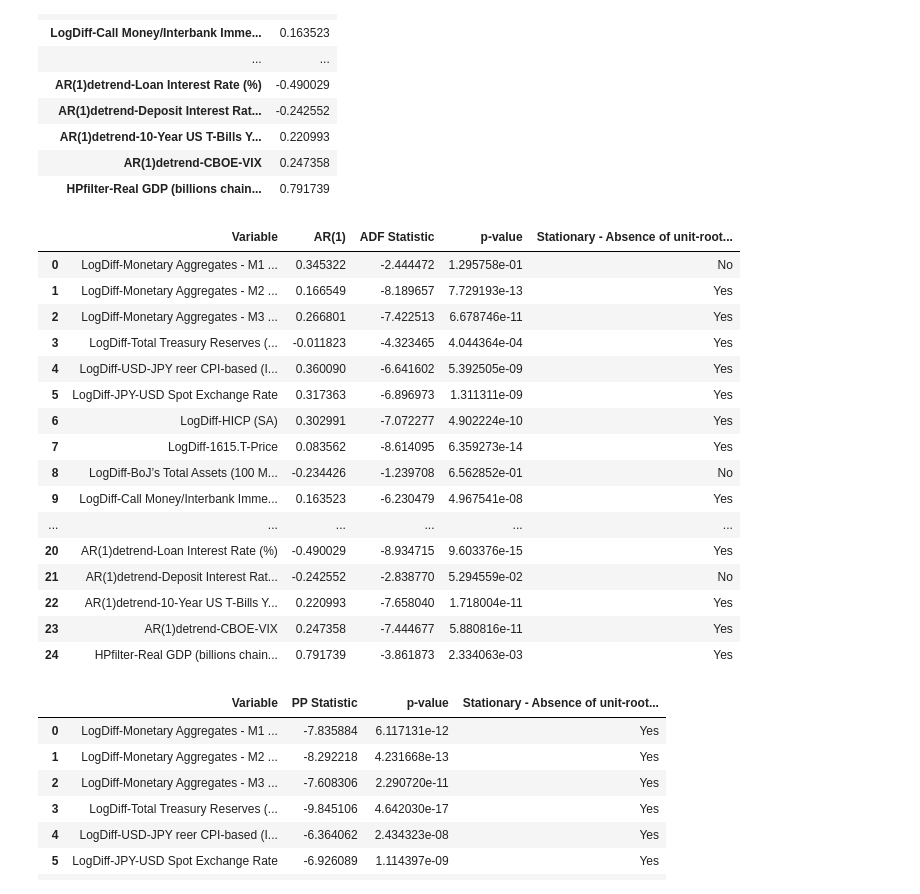
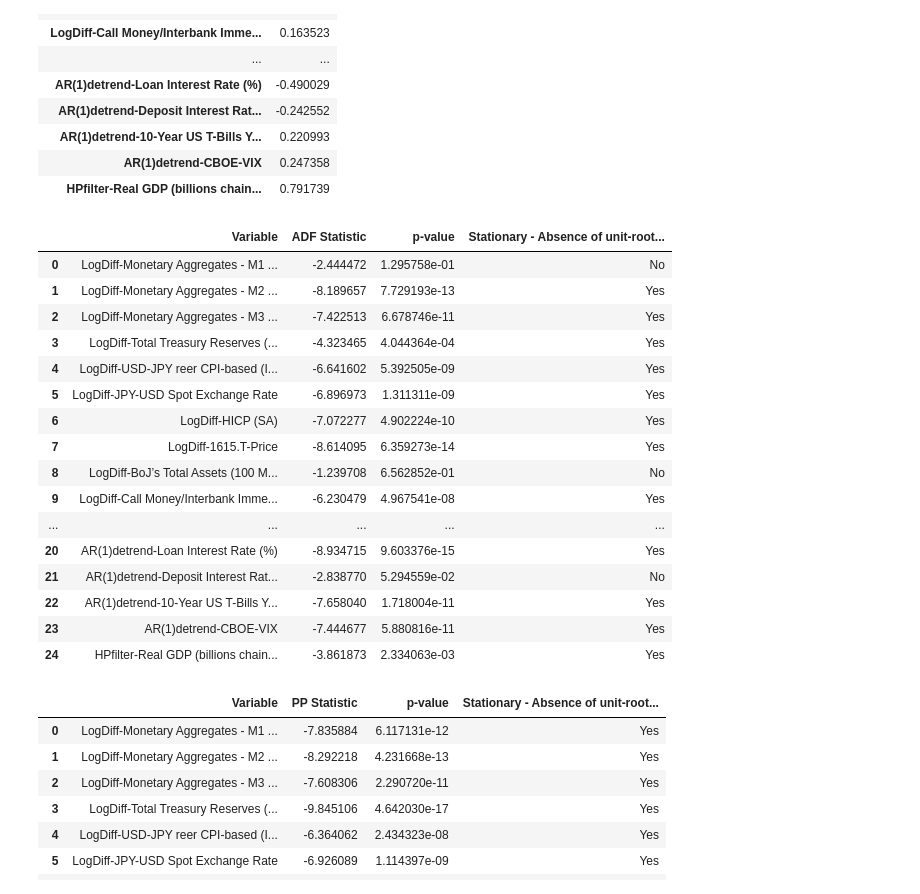
Before and after one commit to EliaLand/PVAR_japan_endogenous_money, a Jupyter notebook: Module3_data_diagnosis.ipynb, the cells around one changed output. Saved outputs shown, nothing was run; the diff lists cells and outputs as text; code cells hidden in the pictures.

```diff
--- a/Module3_data_diagnosis.ipynb
+++ b/Module3_data_diagnosis.ipynb
@@ -143,7 +143,6 @@ for col in jp_aggregated_numeric.columns:
 
     results.append({
         "Variable": col,
-        "AR(1)": ar1,
         "ADF Statistic": adf_stat,
         "p-value": p_value,
         "Stationary - Absence of unit-root (HP1)": "Yes" if p_value < 0.05 else "No"
@@ -249,51 +248,50 @@ jp_ar1_df
 # Unit-root Testing - Adfuller Test
 # Drop non-numeric columns and handle missing data
 df = jp_trans_df.copy()
 jp_trans_numeric = df.drop(columns=["Country", "Time"]).dropna()
 
 # (!!!) We need to initialize the results as empty list before execuding the test
 results = []
 
 for col in jp_trans_numeric.columns:
     series = jp_trans_numeric[col]
 
 # As before, we extract the AR(1) coefficients
     ar1 = series.autocorr(lag=1)
 
 # Augmented Dickey-Fuller (ADF) unit root test
     adf_result = adfuller(series, autolag="AIC")
     adf_stat = adf_result[0]
     p_value = adf_result[1]
     crit_values = adf_result[4]
 
     results.append({
         "Variable": col,
-        "AR(1)": ar1,
         "ADF Statistic": adf_stat,
         "p-value": p_value,
         "Stationary - Absence of unit-root (HP1)": "Yes" if p_value < 0.05 else "No"
     })
 
 jp_adf_df = pd.DataFrame(results)
 jp_adf_df
 # %% [output]
-|  | Variable | AR(1) | ADF Statistic | p-value | Stationary - Absence of unit-root... |
-| 0 | LogDiff-Monetary Aggregates - M1 ... | 0.345322 | -2.444472 | 1.295758e-01 | No |
-| 1 | LogDiff-Monetary Aggregates - M2 ... | 0.166549 | -8.189657 | 7.729193e-13 | Yes |
-| 2 | LogDiff-Monetary Aggregates - M3 ... | 0.266801 | -7.422513 | 6.678746e-11 | Yes |
-| 3 | LogDiff-Total Treasury Reserves (... | -0.011823 | -4.323465 | 4.044364e-04 | Yes |
-| 4 | LogDiff-USD-JPY reer CPI-based (I... | 0.360090 | -6.641602 | 5.392505e-09 | Yes |
-| 5 | LogDiff-JPY-USD Spot Exchange Rate | 0.317363 | -6.896973 | 1.311311e-09 | Yes |
-| 6 | LogDiff-HICP (SA) | 0.302991 | -7.072277 | 4.902224e-10 | Yes |
-| 7 | LogDiff-1615.T-Price | 0.083562 | -8.614095 | 6.359273e-14 | Yes |
-| 8 | LogDiff-BoJ’s Total Assets (100 M... | -0.234426 | -1.239708 | 6.562852e-01 | No |
-| 9 | LogDiff-Call Money/Interbank Imme... | 0.163523 | -6.230479 | 4.967541e-08 | Yes |
-| ... | ... | ... | ... | ... | ... |
-| 20 | AR(1)detrend-Loan Interest Rate (%) | -0.490029 | -8.934715 | 9.603376e-15 | Yes |
-| 21 | AR(1)detrend-Deposit Interest Rat... | -0.242552 | -2.838770 | 5.294559e-02 | No |
-| 22 | AR(1)detrend-10-Year US T-Bills Y... | 0.220993 | -7.658040 | 1.718004e-11 | Yes |
-| 23 | AR(1)detrend-CBOE-VIX | 0.247358 | -7.444677 | 5.880816e-11 | Yes |
-| 24 | HPfilter-Real GDP (billions chain... | 0.791739 | -3.861873 | 2.334063e-03 | Yes |
+|  | Variable | ADF Statistic | p-value | Stationary - Absence of unit-root... |
+| 0 | LogDiff-Monetary Aggregates - M1 ... | -2.444472 | 1.295758e-01 | No |
+| 1 | LogDiff-Monetary Aggregates - M2 ... | -8.189657 | 7.729193e-13 | Yes |
+| 2 | LogDiff-Monetary Aggregates - M3 ... | -7.422513 | 6.678746e-11 | Yes |
+| 3 | LogDiff-Total Treasury Reserves (... | -4.323465 | 4.044364e-04 | Yes |
+| 4 | LogDiff-USD-JPY reer CPI-based (I... | -6.641602 | 5.392505e-09 | Yes |
+| 5 | LogDiff-JPY-USD Spot Exchange Rate | -6.896973 | 1.311311e-09 | Yes |
+| 6 | LogDiff-HICP (SA) | -7.072277 | 4.902224e-10 | Yes |
+| 7 | LogDiff-1615.T-Price | -8.614095 | 6.359273e-14 | Yes |
+| 8 | LogDiff-BoJ’s Total Assets (100 M... | -1.239708 | 6.562852e-01 | No |
+| 9 | LogDiff-Call Money/Interbank Imme... | -6.230479 | 4.967541e-08 | Yes |
+| ... | ... | ... | ... | ... |
+| 20 | AR(1)detrend-Loan Interest Rate (%) | -8.934715 | 9.603376e-15 | Yes |
+| 21 | AR(1)detrend-Deposit Interest Rat... | -2.838770 | 5.294559e-02 | No |
+| 22 | AR(1)detrend-10-Year US T-Bills Y... | -7.658040 | 1.718004e-11 | Yes |
+| 23 | AR(1)detrend-CBOE-VIX | -7.444677 | 5.880816e-11 | Yes |
+| 24 | HPfilter-Real GDP (billions chain... | -3.861873 | 2.334063e-03 | Yes |
 # %%
 # Unit-root Testing - Phillips-Perron Test
 # (!!!) We need to initialize the results as empty list before execuding the test
```
Also changed, not shown: parts of 3 cells of this notebook, 7 other files.
